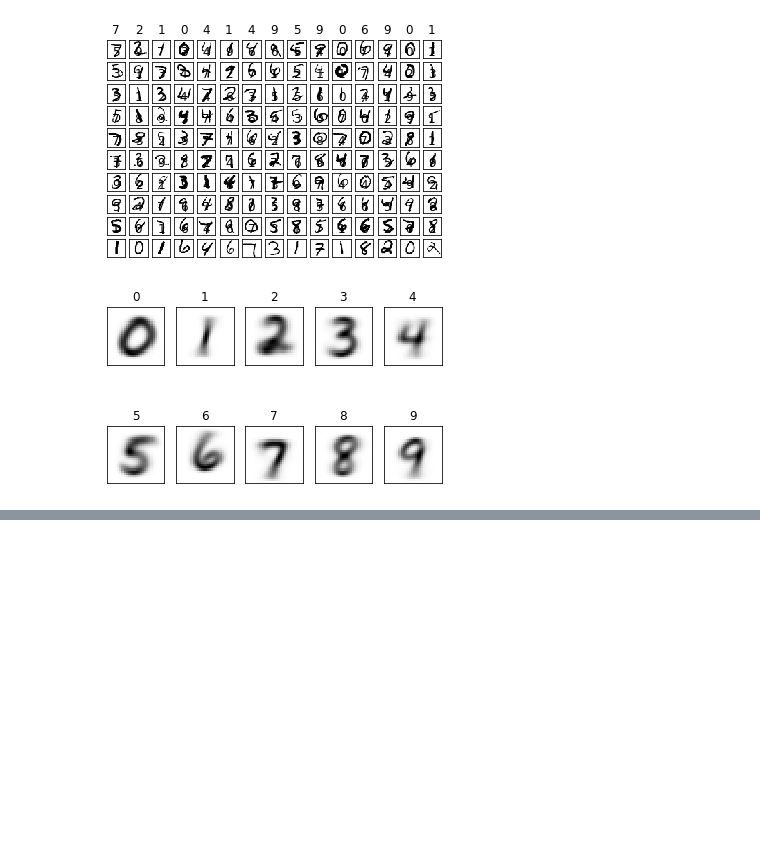
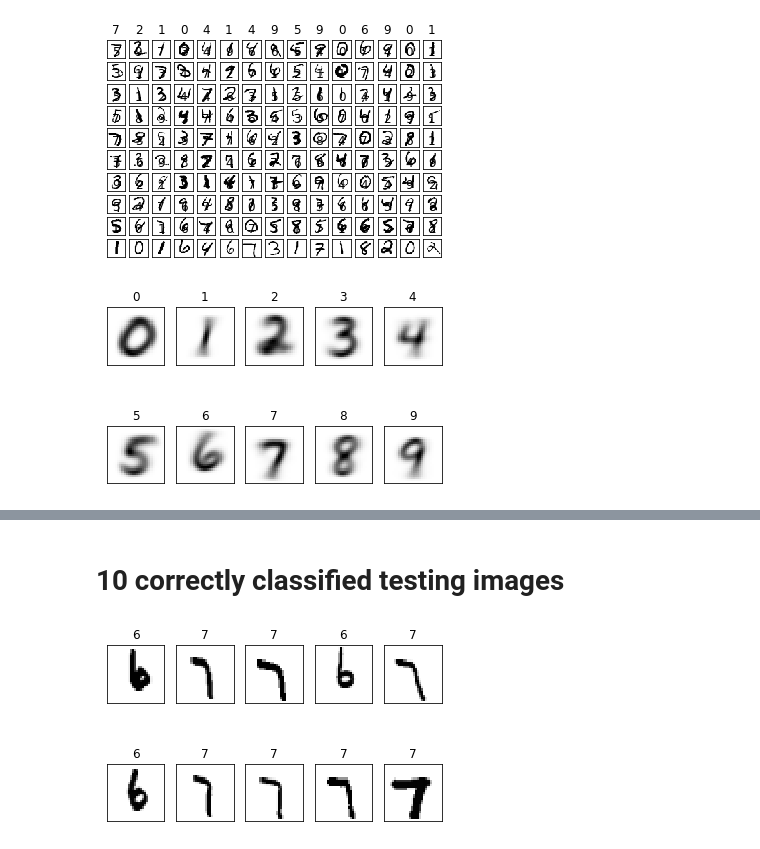
Before and after one commit to HeegonJin/lec_MachineLearning, a Jupyter notebook: assignment09.ipynb, the cells around one changed output, grey strips where cells are left out. Cells and saved outputs as stored; diff of their text form; code cells hidden in the pictures; blank space fills up the shorter version.

```diff
--- a/assignment09.ipynb
+++ b/assignment09.ipynb
@@ -274,0 +276,38 @@ plt.show()
+# %%
+output = network.predict(x_test)
+output = np.argmax(output, axis = 1)
+# %%
+correct_count = 0
+incorrect_count = 0
+image_idx = 0
+correct_label = []
+incorrect_label = []
+
+while correct_count < 10 or incorrect_count < 10:
+  if output[image_idx] == t_test[image_idx]:
+    correct_count += 1
+    correct_label.append(image_idx)
+  else:
+    incorrect_count += 1
+    incorrect_label.append((image_idx, output[image_idx]))
+
+  image_idx += 1
+# %% [markdown]
+# 10 correctly classified testing images
+# %%
+f1 = plt.figure(1)
+
+for i in range(10):
+      label       = t_test[correct_label[i]]
+      im_vector   = x_test[correct_label[i],:]
+      im_matrix   = im_vector.reshape((size_row, size_col))
+
+      plt.subplot(2, 5, i+1)
+      plt.title(label)
+      plt.imshow(im_matrix, cmap='Greys', interpolation='None')
+
+      frame   = plt.gca()
+      frame.axes.get_xaxis().set_visible(False)
+      frame.axes.get_yaxis().set_visible(False)
+# %% [output]
+[figure, added]
```
Also changed, not shown: parts of 13 cells of this notebook.
